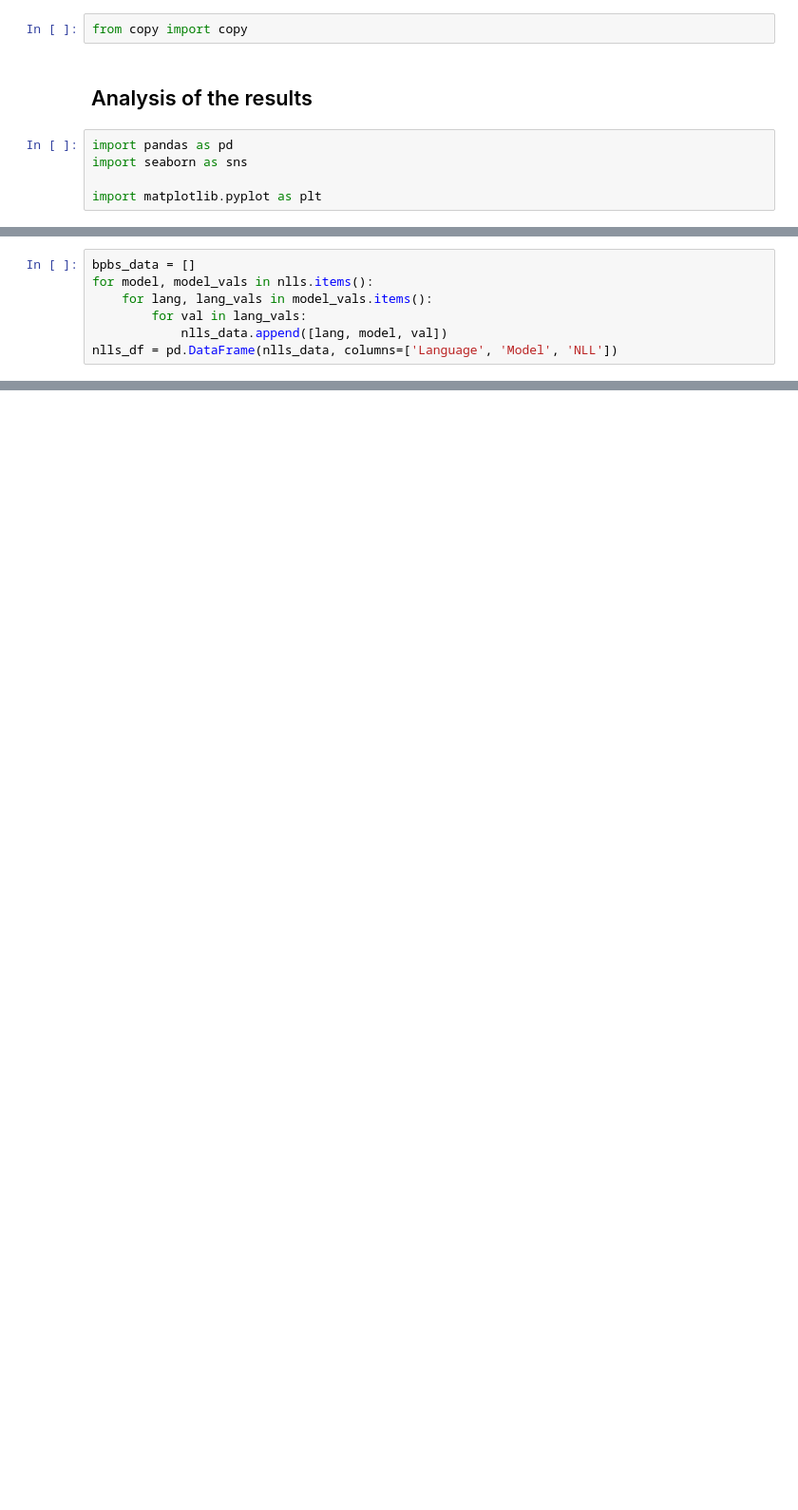
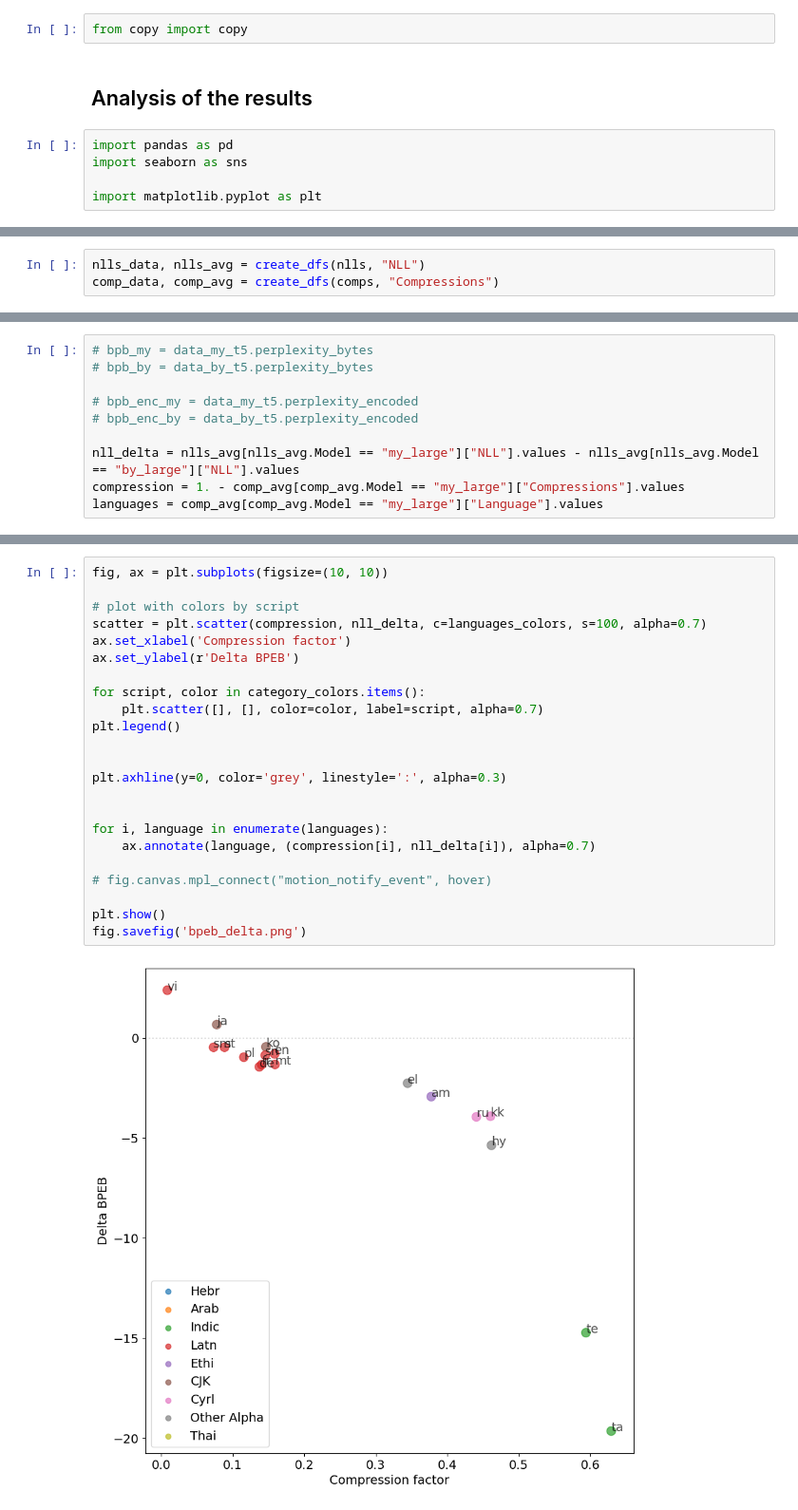
Before and after one commit to tomlimi/MYTE, a Jupyter notebook: flores_modeling_results.ipynb, the cells around one changed output, grey strips where cells are left out. Shown at 95% size. Drawn from its saved outputs; the diff is of its cells as text; blank space fills up the shorter version.

```diff
--- a/flores_modeling_results.ipynb
+++ b/flores_modeling_results.ipynb
@@ -407,7 +528,3 @@ nlls_75_df = pd.DataFrame(nlls_75_data, columns=['Language', 'Model', 'NLL'])
-# %%
-bpbs_data = []
-for model, model_vals in nlls.items():
-    for lang, lang_vals in model_vals.items():
-        for val in lang_vals:
-            nlls_data.append([lang, model, val])
-nlls_df = pd.DataFrame(nlls_data, columns=['Language', 'Model', 'NLL'])
+# %%
+nlls_data, nlls_avg = create_dfs(nlls, "NLL")
+comp_data, comp_avg = create_dfs(comps, "Compressions")
@@ -413,0 +583,10 @@ nlls_df = pd.DataFrame(nlls_data, columns=['Language', 'Model', 'NLL'])
+# %%
+# bpb_my = data_my_t5.perplexity_bytes
+# bpb_by = data_by_t5.perplexity_bytes
+
+# bpb_enc_my = data_my_t5.perplexity_encoded
+# bpb_enc_by = data_by_t5.perplexity_encoded
+
+nll_delta = nlls_avg[nlls_avg.Model == "my_large"]["NLL"].values - nlls_avg[nlls_avg.Model == "by_large"]["NLL"].values
+compression = 1. - comp_avg[comp_avg.Model == "my_large"]["Compressions"].values
+languages = comp_avg[comp_avg.Model == "my_large"]["Language"].values
@@ -413,0 +629,25 @@ nlls_df = pd.DataFrame(nlls_data, columns=['Language', 'Model', 'NLL'])
+# %%
+fig, ax = plt.subplots(figsize=(10, 10))
+
+# plot with colors by script
+scatter = plt.scatter(compression, nll_delta, c=languages_colors, s=100, alpha=0.7)
+ax.set_xlabel('Compression factor')
+ax.set_ylabel(r'Delta BPEB')
+
+for script, color in category_colors.items():
+    plt.scatter([], [], color=color, label=script, alpha=0.7)
+plt.legend()
+
+
+plt.axhline(y=0, color='grey', linestyle=':', alpha=0.3)
+
+
+for i, language in enumerate(languages):
+    ax.annotate(language, (compression[i], nll_delta[i]), alpha=0.7)
+
+# fig.canvas.mpl_connect("motion_notify_event", hover)
+
+plt.show()
+fig.savefig('bpeb_delta.png')
+# %% [output]
+[figure, added]
```
Also changed, not shown: parts of 47 cells of this notebook.
